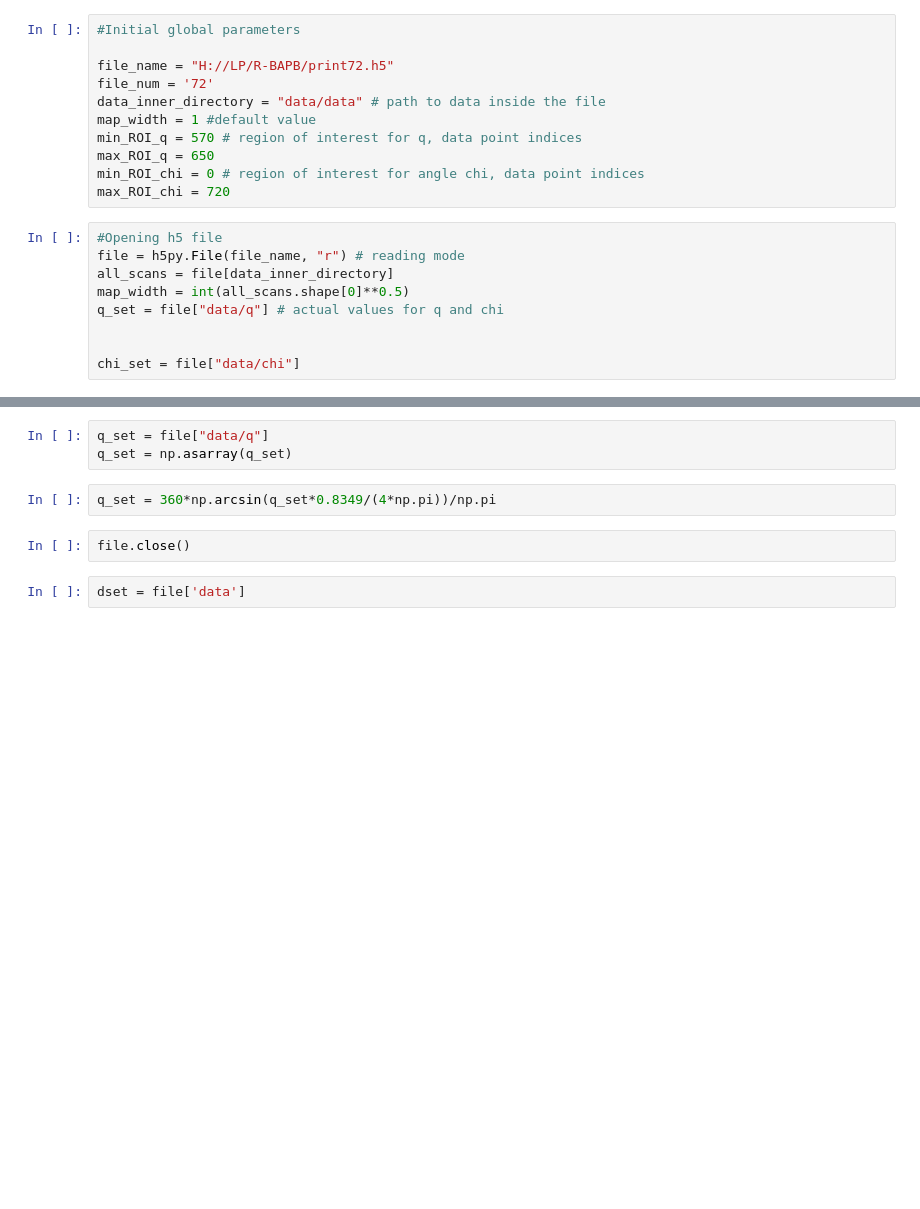
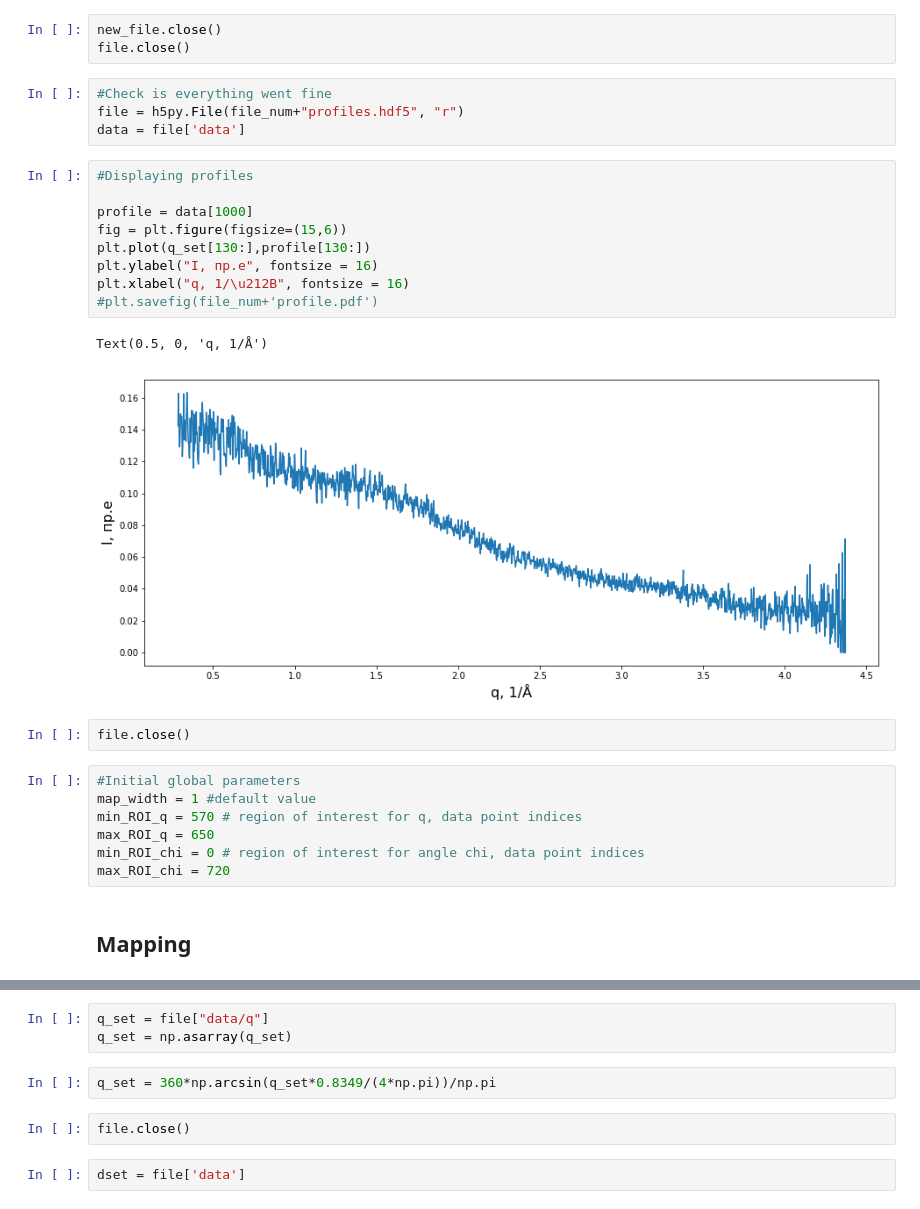
Before and after one commit to savilova/lab-xrda, a Jupyter notebook: Mapping.ipynb, the cells around one changed output, grey strips where cells are left out. Drawn from its saved outputs; the diff is of its cells as text; blank space fills up the shorter version.

```diff
--- a/Mapping.ipynb
+++ b/Mapping.ipynb
@@ -19,22 +102,32 @@ import peakutils
+# %%
+new_file.close()
+file.close()
+# %%
+#Check is everything went fine
+file = h5py.File(file_num+"profiles.hdf5", "r")
+data = file['data']
+# %%
+#Displaying profiles
+
+profile = data[1000]
+fig = plt.figure(figsize=(15,6))
+plt.plot(q_set[130:],profile[130:])
+plt.ylabel("I, пр.е", fontsize = 16)
+plt.xlabel("q, 1/\u212B", fontsize = 16)
+#plt.savefig(file_num+'profile.pdf')
+# %% [output]
+Text(0.5, 0, 'q, 1/Å')
+[figure, added]
+# %%
+file.close()
 # %%
 #Initial global parameters
-
-file_name = "H://LP/R-BAPB/print72.h5"
-file_num = '72'
-data_inner_directory = "data/data" # path to data inside the file
 map_width = 1 #default value
 min_ROI_q = 570 # region of interest for q, data point indices
 max_ROI_q = 650
 min_ROI_chi = 0 # region of interest for angle chi, data point indices
 max_ROI_chi = 720
-# %%
-#Opening h5 file
-file = h5py.File(file_name, "r") # reading mode
-all_scans = file[data_inner_directory]
-map_width = int(all_scans.shape[0]**0.5)
-q_set = file["data/q"] # actual values for q and chi
-
-
-chi_set = file["data/chi"]
+# %% [markdown]
+## Mapping
 # %%
 all_scans.shape
```
Also changed, not shown: parts of 40 cells of this notebook.
